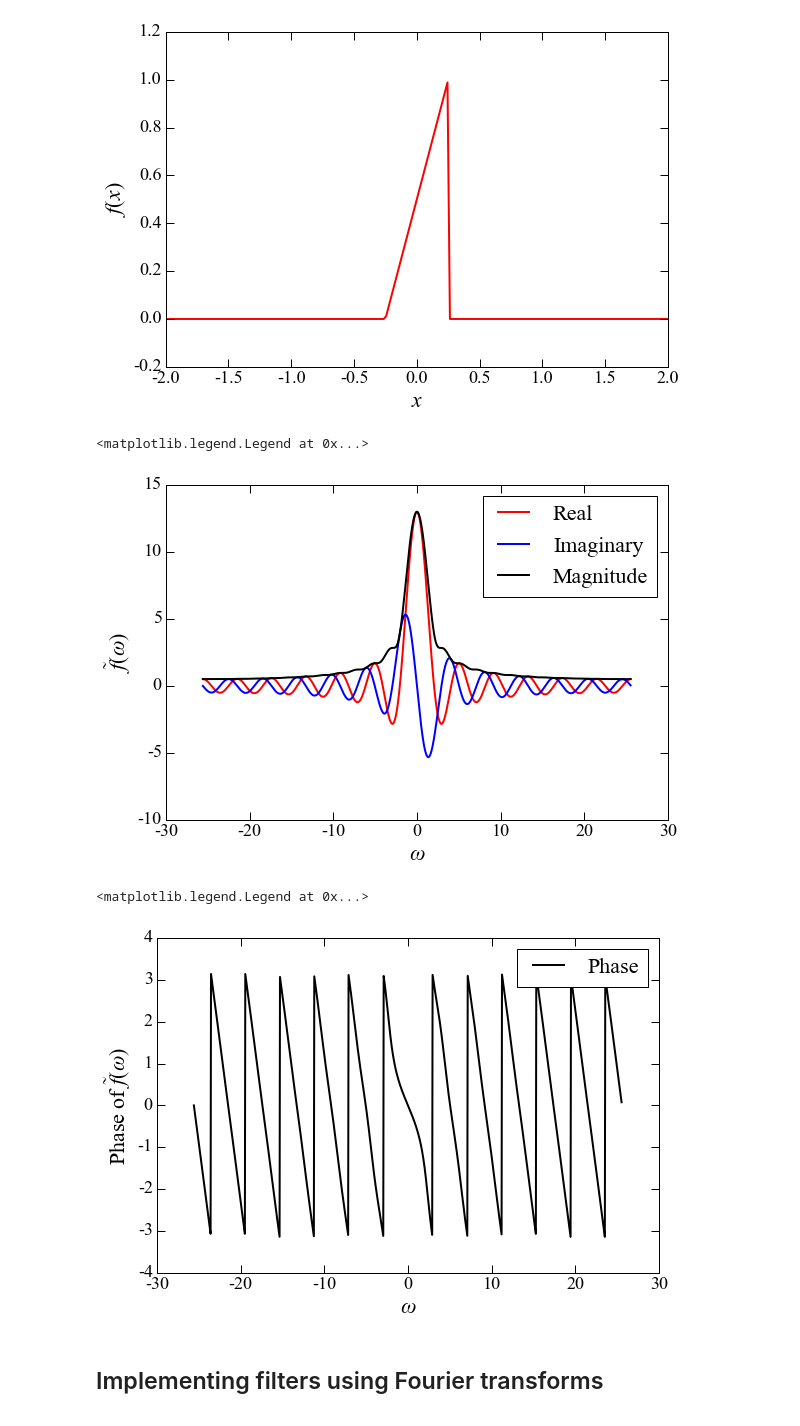
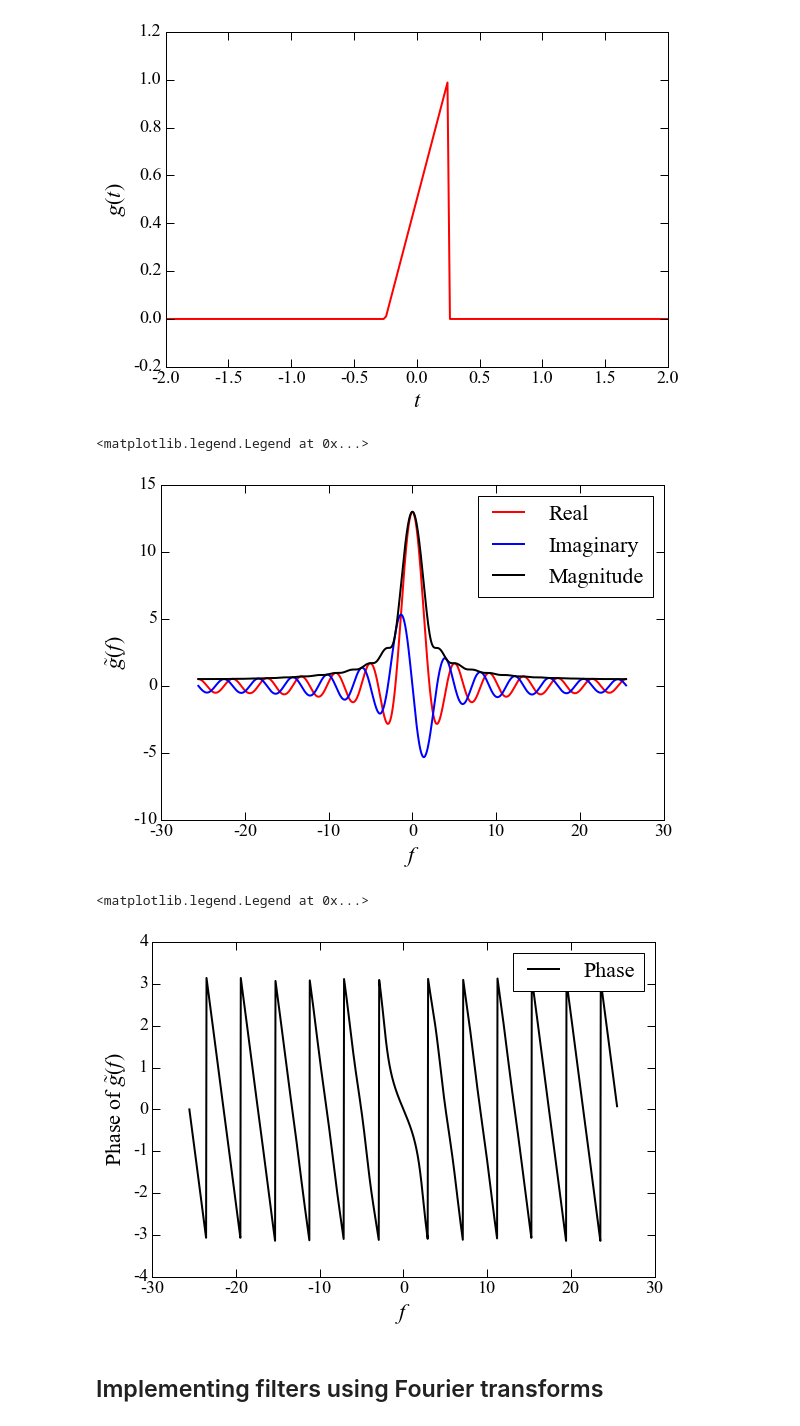
Before and after one commit to carinacheng/CHAMP2017, a Jupyter notebook: Lesson5_Fourier/NumericalFFTs_solutions.ipynb, the cells around one changed output. Saved outputs shown, nothing was run; the diff lists cells and outputs as text; code cells hidden in the pictures.

```diff
--- a/Lesson5_Fourier/NumericalFFTs_solutions.ipynb
+++ b/Lesson5_Fourier/NumericalFFTs_solutions.ipynb
@@ -108,7 +108,7 @@ def tri(x):
             out[i] = 0.5 + 2.*elem
     return out
 # %%
-x_coords = np.linspace(-10.,10.,1024)
-trix = tri(x_coords)
+t_coords = np.linspace(-10.,10.,1024)
+trit = tri(t_coords)
 # %%
 f, ax = plt.subplots(figsize=(9,6))
@@ -121,34 +121,34 @@ ax.set_ylim(-0.2, 1.2)
 (-0.2, 1.2)
 [figure]
 # %%
-x_sep = x_coords[1] - x_coords[0]
-omega_coords = np.fft.fftshift(np.fft.fftfreq(len(trix),d=x_sep))
+t_sep = t_coords[1] - t_coords[0]
+f_coords = np.fft.fftshift(np.fft.fftfreq(len(trit),d=t_sep))
 # %%
-tritilde = np.fft.fftshift(np.fft.fft(np.fft.fftshift(trix)))
+tritilde = np.fft.fftshift(np.fft.fft(np.fft.fftshift(trit)))
 # %%
 f, ax = plt.subplots(figsize=(9,6))
-ax.plot(omega_coords,tritilde.real,lw=2,c='red',label="Real")
-ax.plot(omega_coords,tritilde.imag,lw=2,c='blue',label="Imaginary")
-ax.plot(omega_coords,abs(tritilde),lw=2,c='black',label="Magnitude")
-ax.set_ylabel(r"$\tilde{f}(\omega)$")
-ax.set_xlabel(r"$\omega$")
+ax.plot(f_coords,tritilde.real,lw=2,c='red',label="Real")
+ax.plot(f_coords,tritilde.imag,lw=2,c='blue',label="Imaginary")
+ax.plot(f_coords,abs(tritilde),lw=2,c='black',label="Magnitude")
+ax.set_ylabel(r"$\tilde{g}(f)$")
+ax.set_xlabel(r"$f$")
 ax.legend(loc='best')
 # %% [output]
 <matplotlib.legend.Legend at 0x...>
-[figure, old version]
+[figure, new version]
 # %%
-phase = np.zeros_like(omega_coords)
+phase = np.zeros_like(f_coords)
 for i,cnum in enumerate(tritilde):
     phase[i] = np.arctan2(cnum.imag,cnum.real)
 # %%
 f, ax = plt.subplots(figsize=(9,6))
-ax.plot(omega_coords,phase,lw=2,c='black',label="Phase")
-ax.set_ylabel(r"Phase of $\tilde{f}(\omega)$")
-ax.set_xlabel(r"$\omega$")
+ax.plot(f_coords,phase,lw=2,c='black',label="Phase")
+ax.set_ylabel(r"Phase of $\tilde{g}(f)$")
+ax.set_xlabel(r"$f$")
 ax.legend(loc='best')
 # %% [output]
 <matplotlib.legend.Legend at 0x...>
-[figure, old version]
+[figure, new version]
 # %% [markdown]
 ## Implementing filters using Fourier transforms
 # %% [markdown]
```
Also changed, not shown: parts of 14 cells of this notebook, 11 other files.
